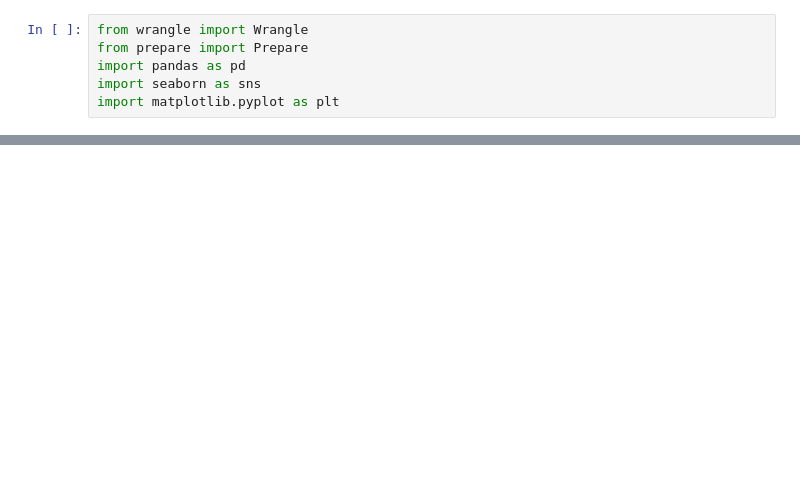
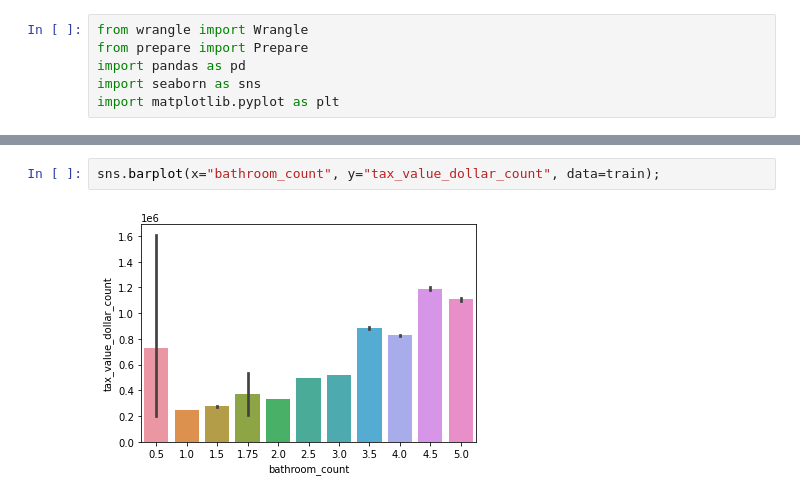
Before and after one commit to scottschmidl/zillow_housing_prices, a Jupyter notebook: explore.ipynb, the cells around one changed output, grey strips where cells are left out. Drawn from its saved outputs; the diff is of its cells as text; blank space fills up the shorter version.

```diff
--- a/explore.ipynb
+++ b/explore.ipynb
@@ -16,0 +21,4 @@ train.head()
+# %%
+sns.barplot(x="bathroom_count", y="tax_value_dollar_count", data=train);
+# %% [output]
+[figure, added]
```
Also changed, not shown: parts of 3 cells of this notebook.
